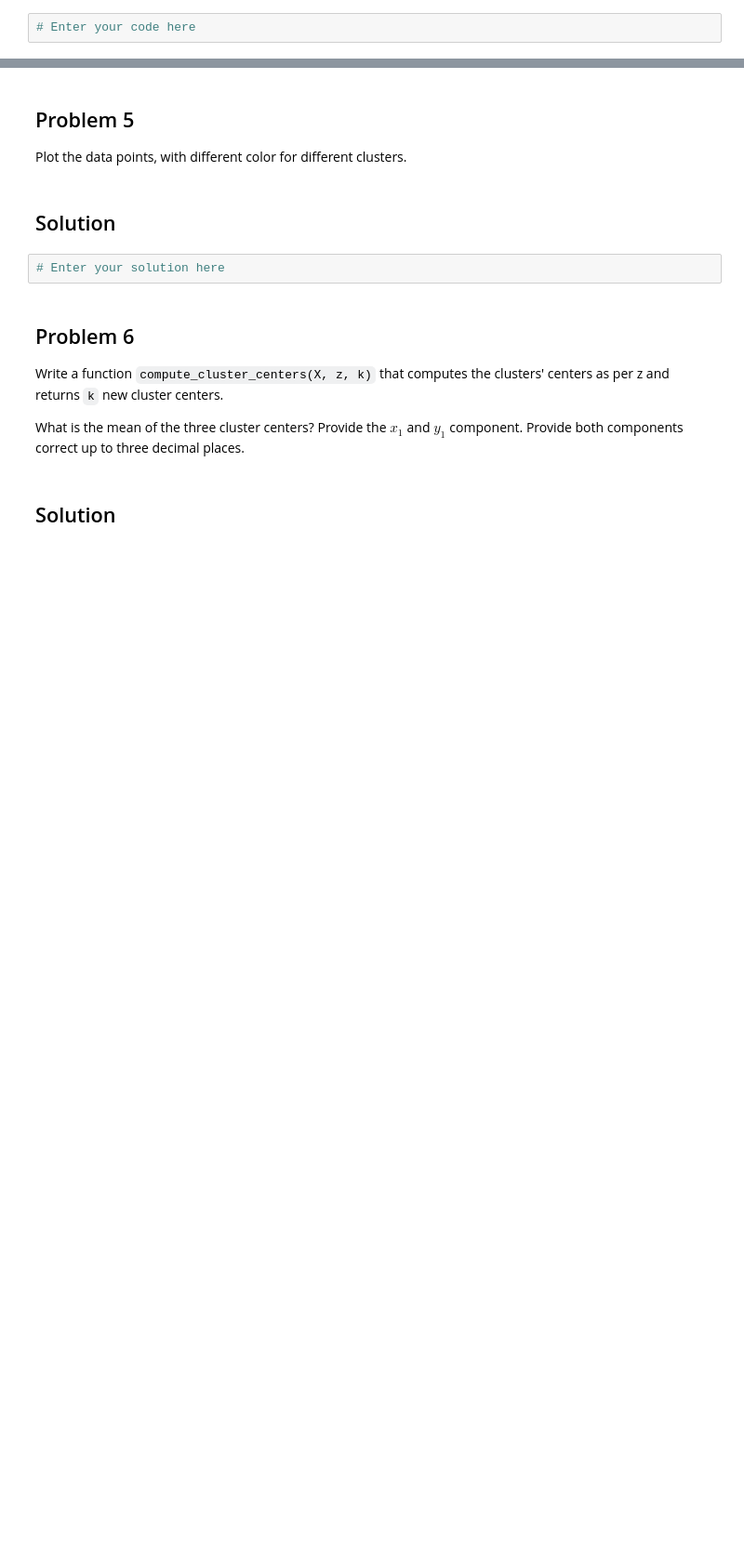
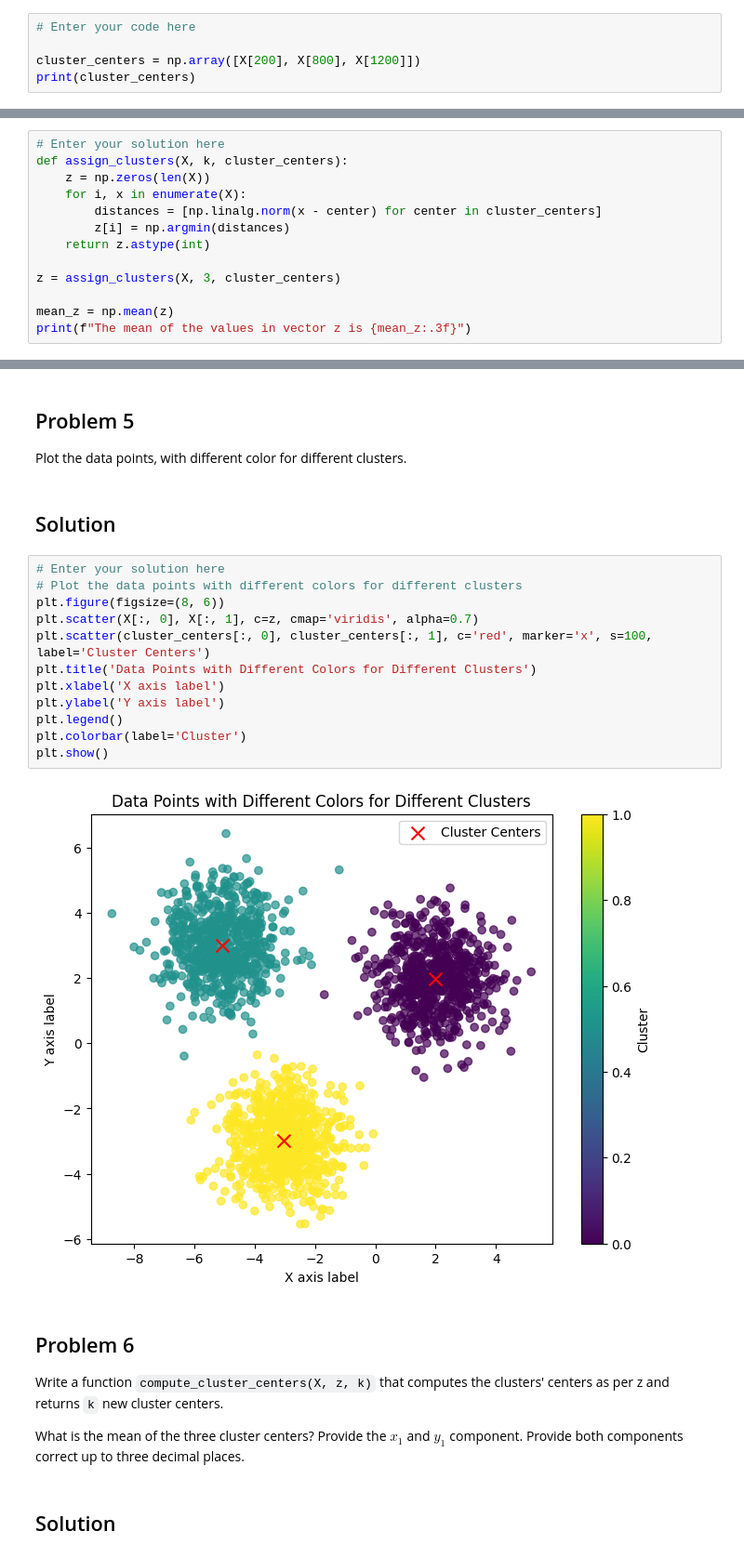
Before and after one commit to Shankjbs571/Machine-Learning-Techniques, a Jupyter notebook: week3_prog_assignment_ques.ipynb, the cells around one changed output, grey strips where cells are left out. Shown: that part at 93% size. Saved outputs shown, nothing was run; the diff lists cells and outputs as text; blank space fills up the shorter version.

Commit message:
Done with multiple iteration ,   cluster sorting observation is completed

```diff
--- a/week3_prog_assignment_ques.ipynb
+++ b/week3_prog_assignment_ques.ipynb
@@ -62,3 +64,6 @@ plt.show()
 Assume k = 3. Take the data points with indices 200, 800 and 1200 in X to be the initial cluster centers.
 # %%
 # Enter your code here
+
+cluster_centers = np.array([X[200], X[800], X[1200]])
+print(cluster_centers)
@@ -74,0 +82,13 @@ What is the mean of the values in vector `z`? Provide the answer correct up to t
+# %%
+# Enter your solution here
+def assign_clusters(X, k, cluster_centers):
+    z = np.zeros(len(X))
+    for i, x in enumerate(X):
+        distances = [np.linalg.norm(x - center) for center in cluster_centers]
+        z[i] = np.argmin(distances)
+    return z.astype(int)
+
+z = assign_clusters(X, 3, cluster_centers)
+
+mean_z = np.mean(z)
+print(f"The mean of the values in vector z is {mean_z:.3f}")
@@ -78,8 +104,20 @@ What is the mean of the values in vector `z`? Provide the answer correct up to t
 Plot the data points, with different color for different clusters.
 # %% [markdown]
 ## Solution
-# %%
-# Enter your solution here
+# %%
+# Enter your solution here
+# Plot the data points with different colors for different clusters
+plt.figure(figsize=(8, 6))
+plt.scatter(X[:, 0], X[:, 1], c=z, cmap='viridis', alpha=0.7)
+plt.scatter(cluster_centers[:, 0], cluster_centers[:, 1], c='red', marker='x', s=100, label='Cluster Centers')
+plt.title('Data Points with Different Colors for Different Clusters')
+plt.xlabel('X axis label')
+plt.ylabel('Y axis label')
+plt.legend()
+plt.colorbar(label='Cluster')
+plt.show()
+# %% [output]
+[figure, added]
 # %% [markdown]
 ## Problem 6
 Write a function `compute_cluster_centers(X, z, k)` that computes the clusters' centers as per z and returns `k` new cluster centers.
```
Also changed, not shown: parts of 8 cells of this notebook.
